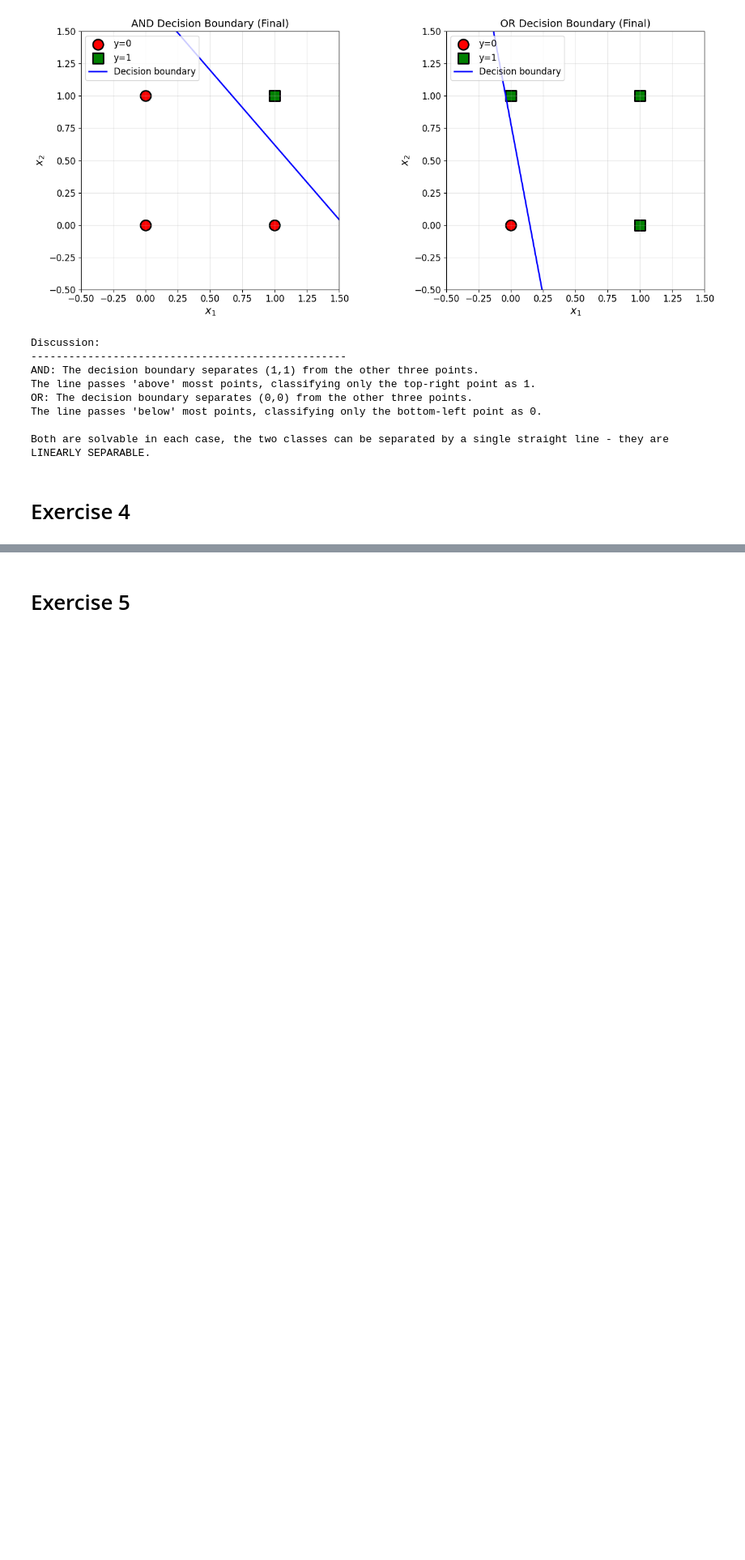
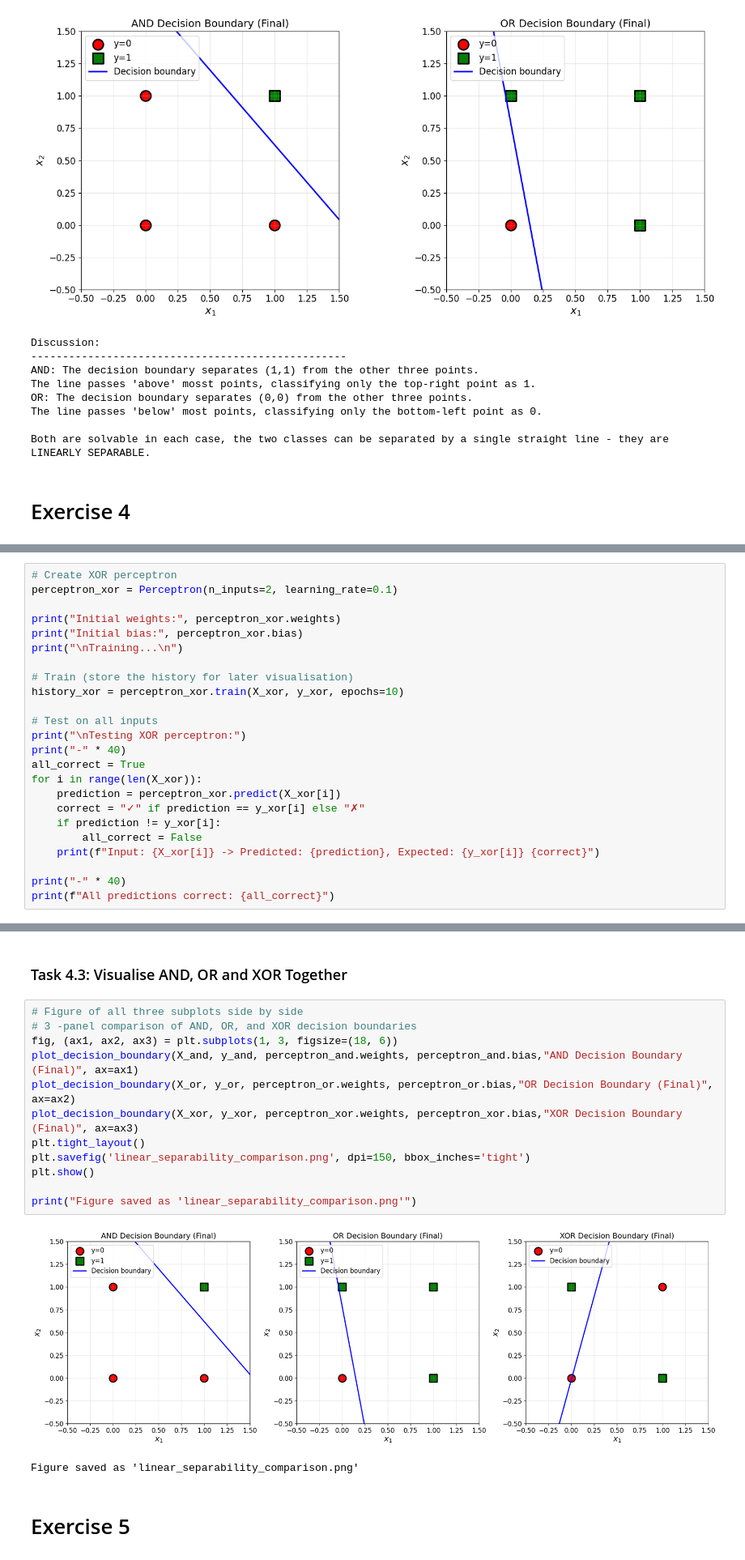
Before and after one commit to StevenDerrig/Artificial-Intelligence-Labs, a Jupyter notebook: Lab1/Lab1Exercises.ipynb, the cells around one changed output, grey strips where cells are left out. Shown at 81% size. Cells and saved outputs as stored; diff of their text form; blank space fills up the shorter version.

```diff
--- a/Lab1/Lab1Exercises.ipynb
+++ b/Lab1/Lab1Exercises.ipynb
@@ -452,0 +465,24 @@ Both are solvable in each case, the two classes can be separated by a single str
+# %%
+# Create XOR perceptron
+perceptron_xor = Perceptron(n_inputs=2, learning_rate=0.1)
+
+print("Initial weights:", perceptron_xor.weights)
+print("Initial bias:", perceptron_xor.bias)
+print("\nTraining...\n")
+
+# Train (store the history for later visualisation)
+history_xor = perceptron_xor.train(X_xor, y_xor, epochs=10)
+
+# Test on all inputs
+print("\nTesting XOR perceptron:")
+print("-" * 40)
+all_correct = True
+for i in range(len(X_xor)):
+    prediction = perceptron_xor.predict(X_xor[i])
+    correct = "✓" if prediction == y_xor[i] else "✗"
+    if prediction != y_xor[i]:
+        all_correct = False
+    print(f"Input: {X_xor[i]} -> Predicted: {prediction}, Expected: {y_xor[i]} {correct}")
+
+print("-" * 40)
+print(f"All predictions correct: {all_correct}")
@@ -453,2 +546,19 @@ Both are solvable in each case, the two classes can be separated by a single str
+# %% [markdown]
+### Task 4.3: Visualise AND, OR and XOR Together
+# %%
+# Figure of all three subplots side by side
+# 3 -panel comparison of AND, OR, and XOR decision boundaries
+fig, (ax1, ax2, ax3) = plt.subplots(1, 3, figsize=(18, 6))
+plot_decision_boundary(X_and, y_and, perceptron_and.weights, perceptron_and.bias,"AND Decision Boundary (Final)", ax=ax1)
+plot_decision_boundary(X_or, y_or, perceptron_or.weights, perceptron_or.bias,"OR Decision Boundary (Final)", ax=ax2)
+plot_decision_boundary(X_xor, y_xor, perceptron_xor.weights, perceptron_xor.bias,"XOR Decision Boundary (Final)", ax=ax3)
+plt.tight_layout()
+plt.savefig('linear_separability_comparison.png', dpi=150, bbox_inches='tight')
+plt.show()
+
+print("Figure saved as 'linear_separability_comparison.png'")
+# %% [output]
+[figure, added]
+Figure saved as 'linear_separability_comparison.png'
 # %% [markdown]
 # Exercise 5
```
Also changed, not shown: parts of 6 cells of this notebook, 1 other file.
